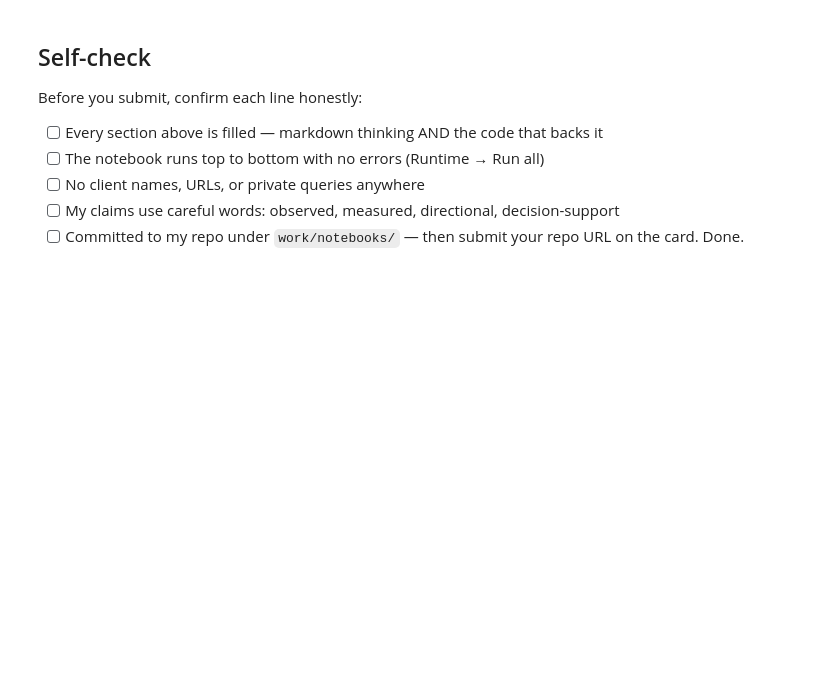
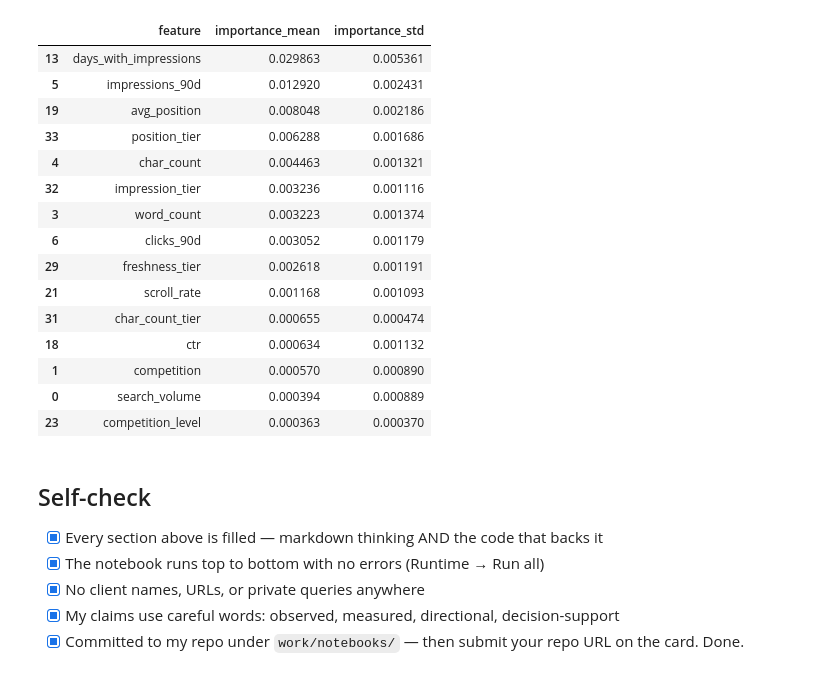
Before and after one commit to Mufsina/sonia-flyrank-ml-internship, a Jupyter notebook: work/notebooks/w05_model.ipynb, the cells around one changed output. Saved outputs shown, nothing was run; the diff lists cells and outputs as text; code cells hidden in the pictures; blank space fills up the shorter version.

```diff
--- a/work/notebooks/w05_model.ipynb
+++ b/work/notebooks/w05_model.ipynb
@@ -36,0 +41,14 @@ This skeleton is yours to fill. Work the sections **in order** — each one has
+# %%
+DATA_PATH = Path("/content/content_refresh_anonymized.csv")
+
+df = pd.read_csv(DATA_PATH)
+
+print("Shape:", df.shape)
+print("Clients:", df["client_id"].nunique())
+
+df["target_down"] = (
+    df["trend_direction"] == "down"
+).astype(int)
+
+print("\nTarget distribution:")
+print(df["target_down"].value_counts())
@@ -37,10 +435,50 @@ This skeleton is yours to fill. Work the sections **in order** — each one has
+# %%
+from sklearn.inspection import permutation_importance
+
+perm = permutation_importance(
+    pipeline,
+    X_test,
+    y_test,
+    scoring="f1",
+    n_repeats=5,
+    random_state=42,
+    n_jobs=-1
+)
+
+importance = pd.DataFrame({
+    "feature": X_test.columns,
+    "importance_mean": perm.importances_mean,
+    "importance_std": perm.importances_std
+})
+
+importance = importance.sort_values(
+    "importance_mean",
+    ascending=False
+)
+
+display(importance.head(15))
+# %% [output]
+|  | feature | importance_mean | importance_std |
+| 13 | days_with_impressions | 0.029863 | 0.005361 |
+| 5 | impressions_90d | 0.012920 | 0.002431 |
+| 19 | avg_position | 0.008048 | 0.002186 |
+| 33 | position_tier | 0.006288 | 0.001686 |
+| 4 | char_count | 0.004463 | 0.001321 |
+| 32 | impression_tier | 0.003236 | 0.001116 |
+| 3 | word_count | 0.003223 | 0.001374 |
+| 6 | clicks_90d | 0.003052 | 0.001179 |
+| 29 | freshness_tier | 0.002618 | 0.001191 |
+| 21 | scroll_rate | 0.001168 | 0.001093 |
+| 31 | char_count_tier | 0.000655 | 0.000474 |
+| 18 | ctr | 0.000634 | 0.001132 |
+| 1 | competition | 0.000570 | 0.000890 |
+| 0 | search_volume | 0.000394 | 0.000889 |
+| 23 | competition_level | 0.000363 | 0.000370 |
 # %% [markdown]
 ## Self-check
 
-Before you submit, confirm each line honestly:
-
-- [ ] Every section above is filled — markdown thinking AND the code that backs it
-- [ ] The notebook runs top to bottom with no errors (Runtime → Run all)
-- [ ] No client names, URLs, or private queries anywhere
-- [ ] My claims use careful words: observed, measured, directional, decision-support
-- [ ] Committed to my repo under `work/notebooks/` — then submit your repo URL on the card. Done.
+- [x] Every section above is filled — markdown thinking AND the code that backs it
+- [x] The notebook runs top to bottom with no errors (Runtime → Run all)
+- [x] No client names, URLs, or private queries anywhere
+- [x] My claims use careful words: observed, measured, directional, decision-support
+- [x] Committed to my repo under `work/notebooks/` — then submit your repo URL on the card. Done.
```
Also changed, not shown: parts of 21 cells of this notebook.
